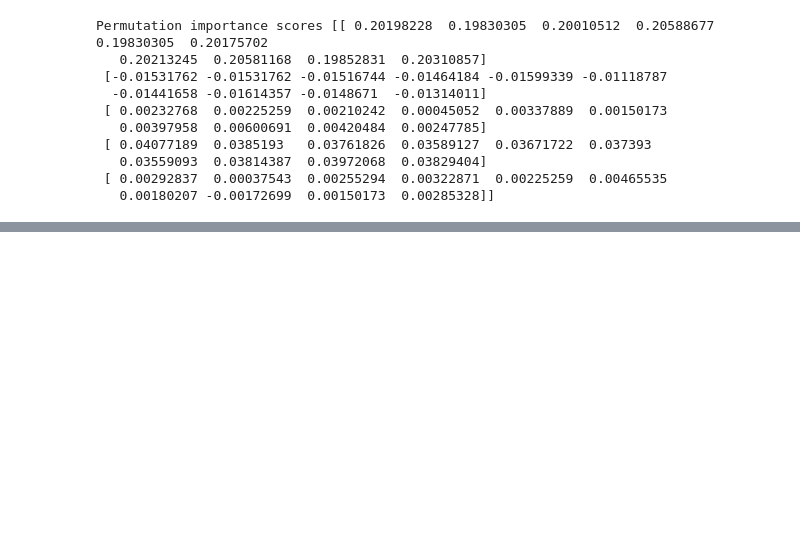
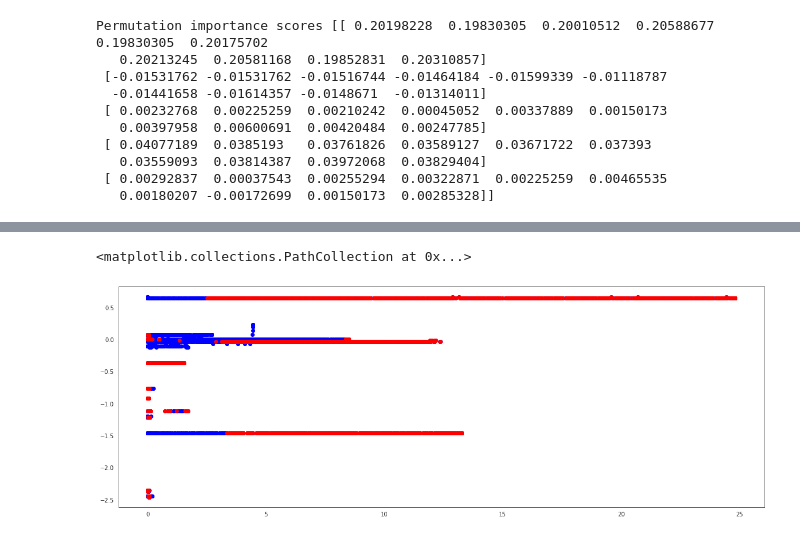
Before and after one commit to tejalvs/RobotOdometryMining, a Jupyter notebook: Modelling.ipynb, the cells around one changed output, grey strips where cells are left out. Saved outputs shown, nothing was run; the diff lists cells and outputs as text; code cells hidden in the pictures; blank space fills up the shorter version.

```diff
--- a/Modelling.ipynb
+++ b/Modelling.ipynb
@@ -323,0 +333,4 @@ Permutation importance scores [[ 0.20198228  0.19830305  0.20010512  0.20588677
+# %%
+distances = pd.DataFrame(distances)
+distances_mean = distances.mean(axis =1)
+distances_mean
@@ -323,0 +362,4 @@ Permutation importance scores [[ 0.20198228  0.19830305  0.20010512  0.20588677
+# %%
+th = 9.0
+outlier_index = np.where(distances_mean > th)
+outlier_index
@@ -323,0 +368,3 @@ Permutation importance scores [[ 0.20198228  0.19830305  0.20010512  0.20588677
+# %%
+outlier_values = df.iloc[outlier_index]
+outlier_values
@@ -323,0 +385,8 @@ Permutation importance scores [[ 0.20198228  0.19830305  0.20010512  0.20588677
+# %%
+plt.figure(figsize=(20, 7))
+plt.scatter(df["Distance_travelled_error"], df["Theta"], color = "b")
+# plot outlier values
+plt.scatter(outlier_values["Distance_travelled_error"], outlier_values["Theta"], color = "r")
+# %% [output]
+<matplotlib.collections.PathCollection at 0x...>
+[figure, added]
```
Also changed, not shown: parts of 13 cells of this notebook.
